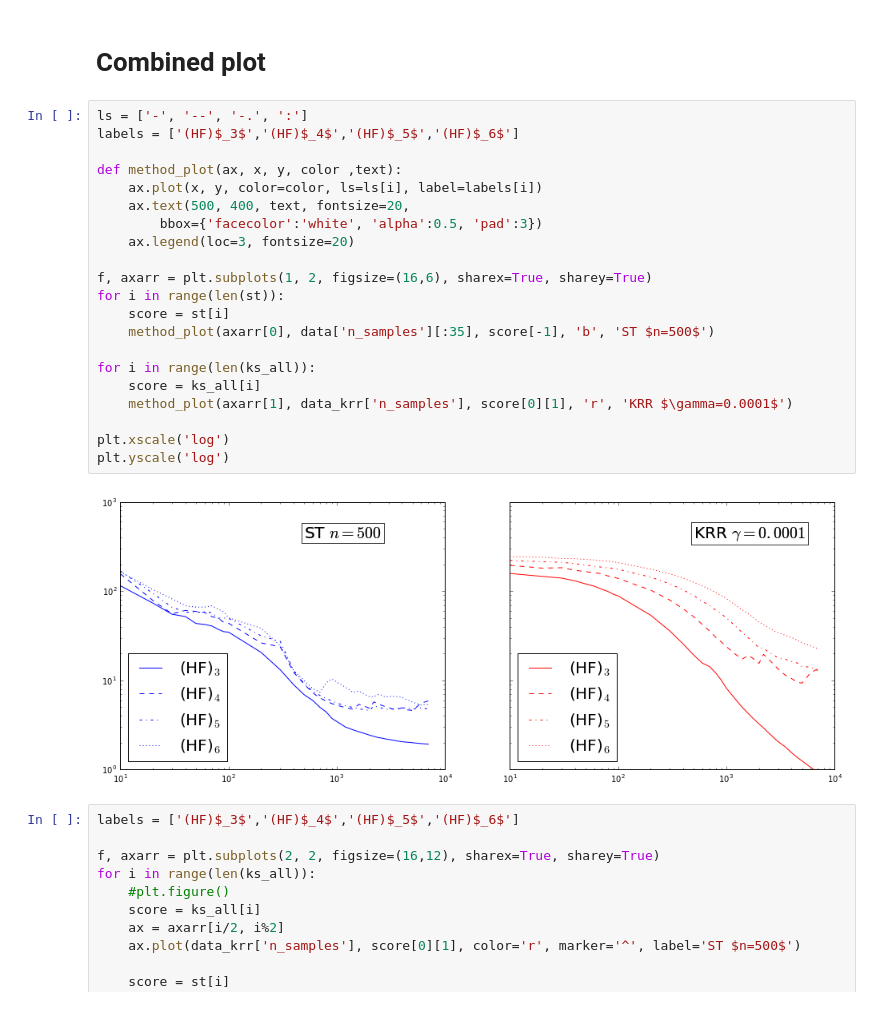
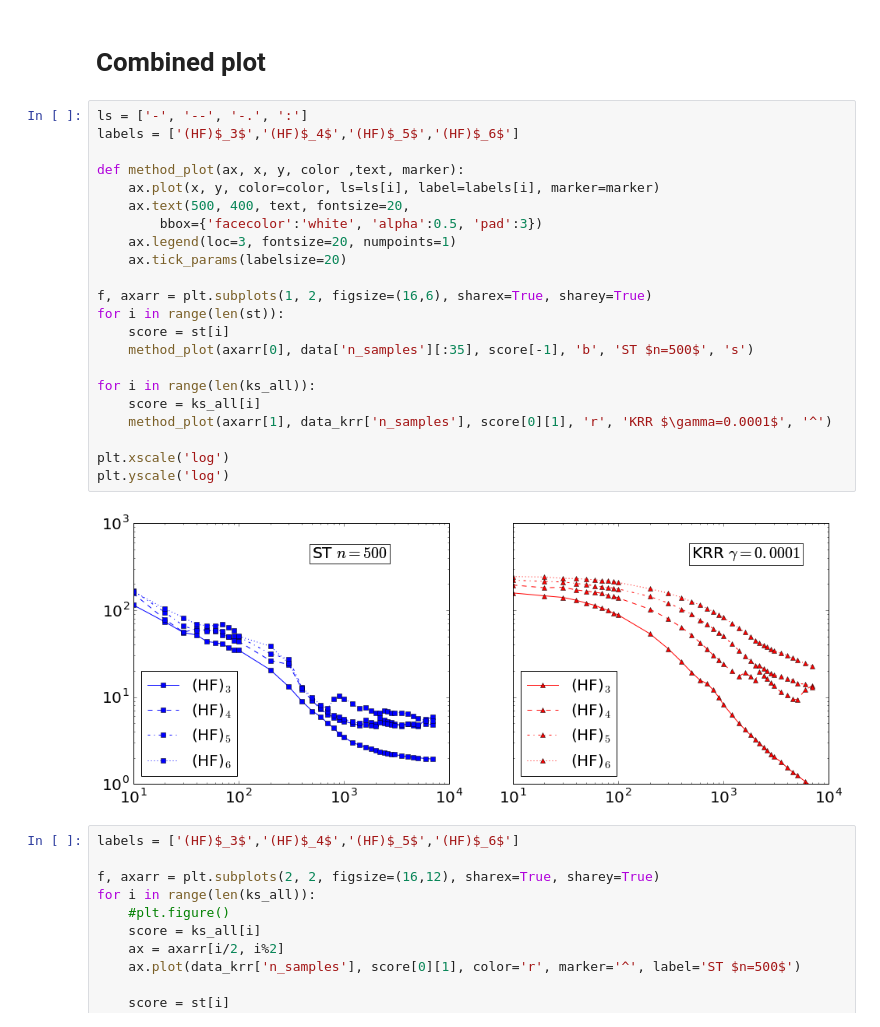
Before and after one commit to SamKChang/QM_wavelet, a Jupyter notebook: 04_HFn_10k/HFn_krr_analysis.ipynb, the cells around one changed output. Cells and saved outputs as stored; diff of their text form.

Commit message:
more updates on plot routine

```diff
--- a/04_HFn_10k/HFn_krr_analysis.ipynb
+++ b/04_HFn_10k/HFn_krr_analysis.ipynb
@@ -57,26 +57,27 @@ plt.yscale('log')
 # %%
 ls = ['-', '--', '-.', ':']
 labels = ['(HF)$_3$','(HF)$_4$','(HF)$_5$','(HF)$_6$']
 
-def method_plot(ax, x, y, color ,text):
-    ax.plot(x, y, color=color, ls=ls[i], label=labels[i])
+def method_plot(ax, x, y, color ,text, marker):
+    ax.plot(x, y, color=color, ls=ls[i], label=labels[i], marker=marker)
     ax.text(500, 400, text, fontsize=20,
         bbox={'facecolor':'white', 'alpha':0.5, 'pad':3})
-    ax.legend(loc=3, fontsize=20)
+    ax.legend(loc=3, fontsize=20, numpoints=1)
+    ax.tick_params(labelsize=20)
 
 f, axarr = plt.subplots(1, 2, figsize=(16,6), sharex=True, sharey=True)
 for i in range(len(st)):
     score = st[i]
-    method_plot(axarr[0], data['n_samples'][:35], score[-1], 'b', 'ST $n=500$')
+    method_plot(axarr[0], data['n_samples'][:35], score[-1], 'b', 'ST $n=500$', 's')
 
 for i in range(len(ks_all)):
     score = ks_all[i]
-    method_plot(axarr[1], data_krr['n_samples'], score[0][1], 'r', 'KRR $\gamma=0.0001$')
+    method_plot(axarr[1], data_krr['n_samples'], score[0][1], 'r', 'KRR $\gamma=0.0001$', '^')
 
 plt.xscale('log')
 plt.yscale('log')
 # %% [output]
-[figure, old version]
+[figure, new version]
 # %%
 labels = ['(HF)$_3$','(HF)$_4$','(HF)$_5$','(HF)$_6$']
 
```
